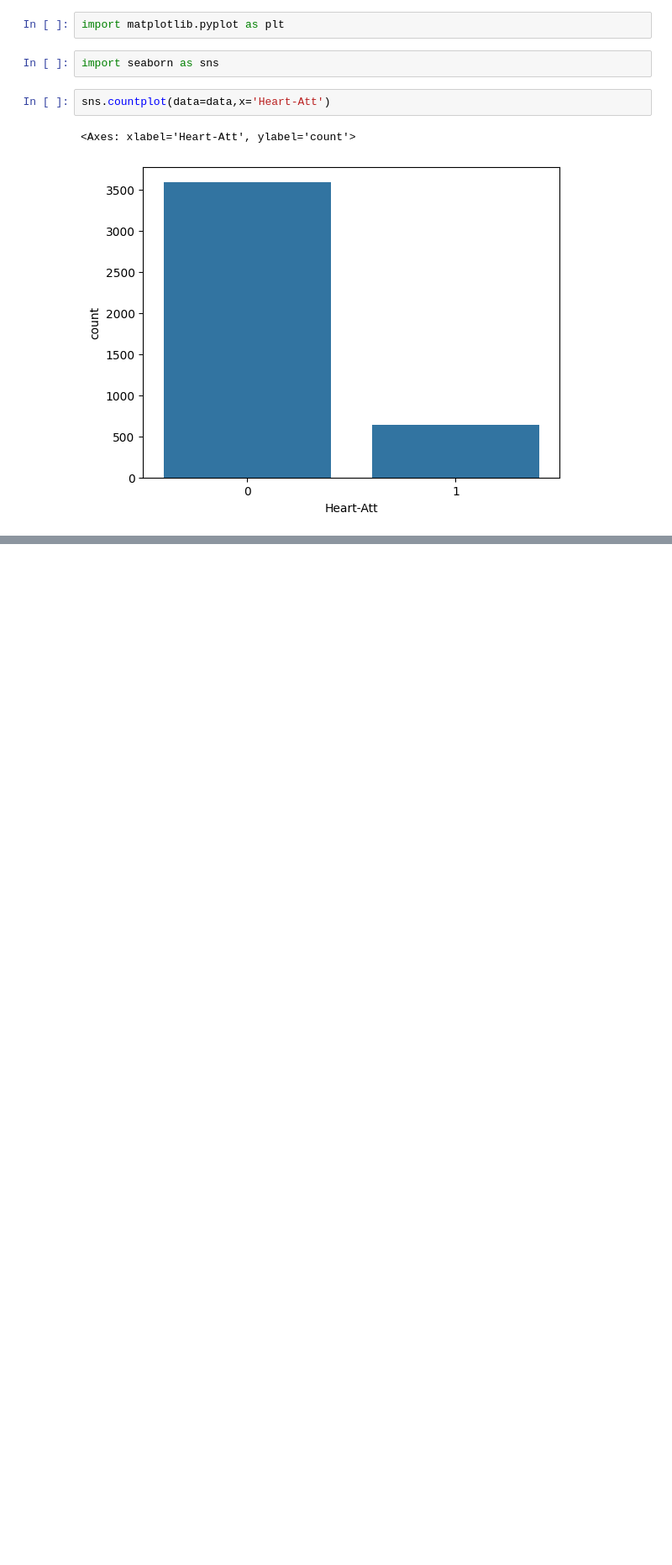
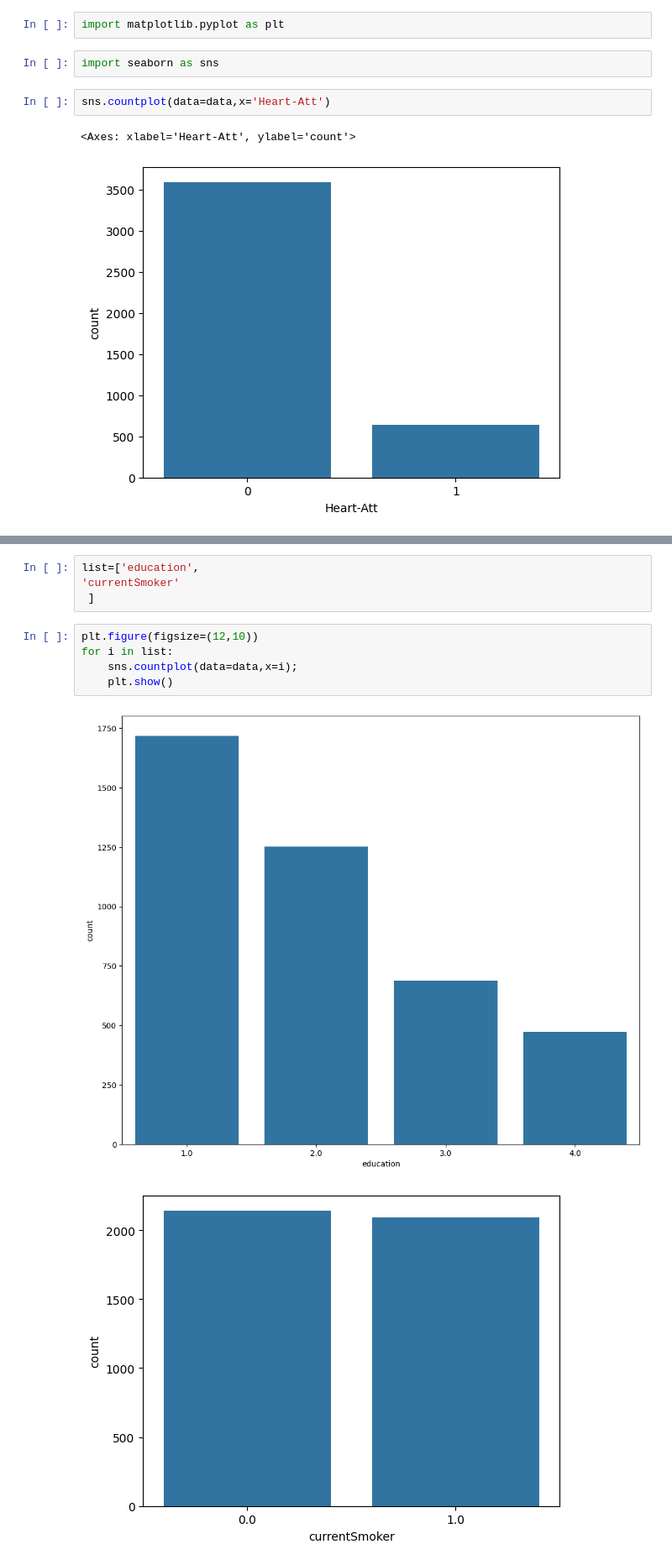
Before and after one commit to RaviSoni804426/AI-Code, a Jupyter notebook: PWIOI Class/heartpatiec.ipynb, the cells around one changed output, grey strips where cells are left out. Shown at 84% size. Drawn from its saved outputs; the diff is of its cells as text; blank space fills up the shorter version.

```diff
--- a/PWIOI Class/heartpatiec.ipynb
+++ b/PWIOI Class/heartpatiec.ipynb
@@ -144,0 +201,12 @@ import collections  # For specialized container data types
+# %%
+list=['education',
+'currentSmoker'
+ ]
+# %%
+plt.figure(figsize=(12,10))
+for i in list:
+    sns.countplot(data=data,x=i);
+    plt.show()
+# %% [output]
+[figure, added]
+[figure, added]
```
Also changed, not shown: parts of 9 cells of this notebook.
